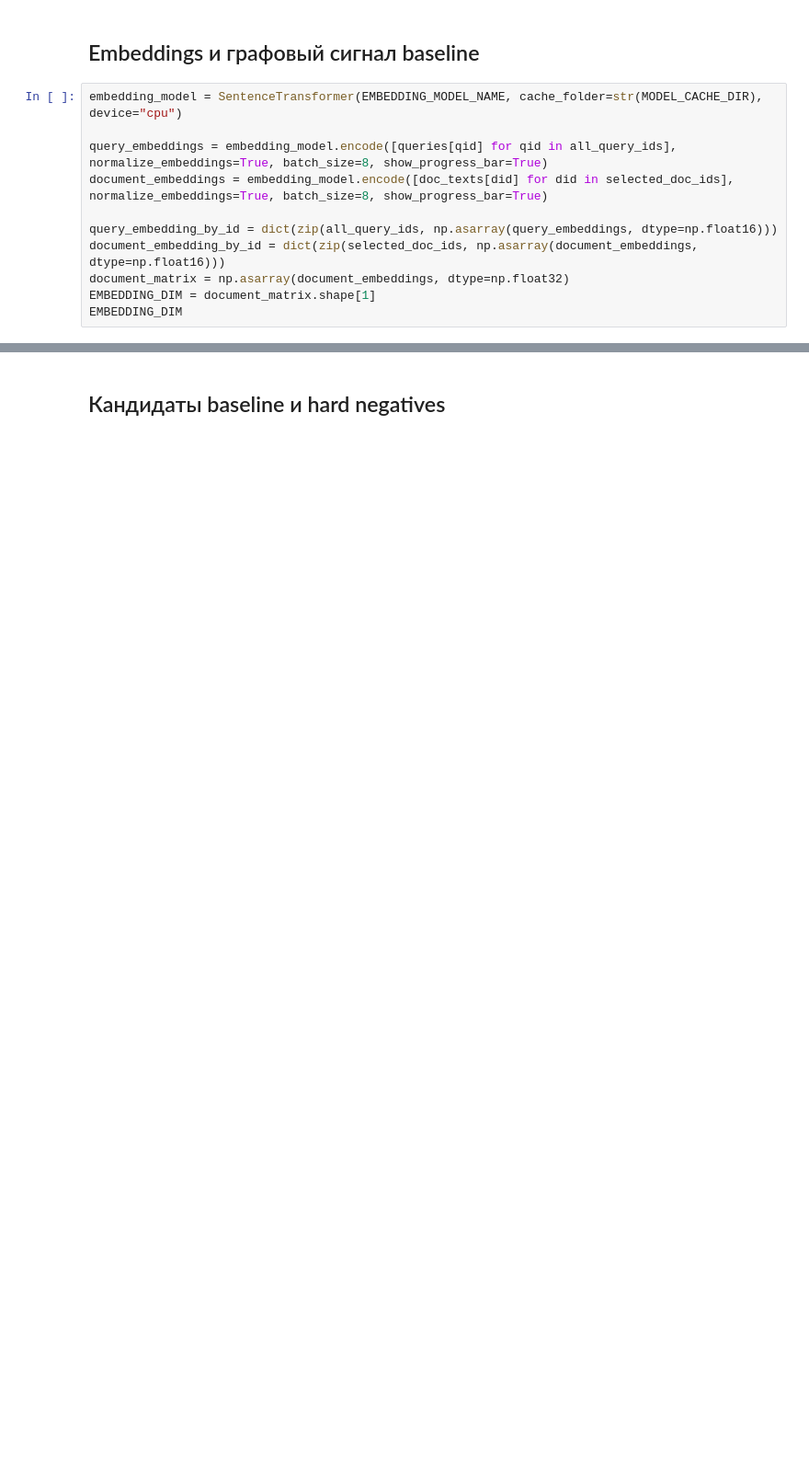
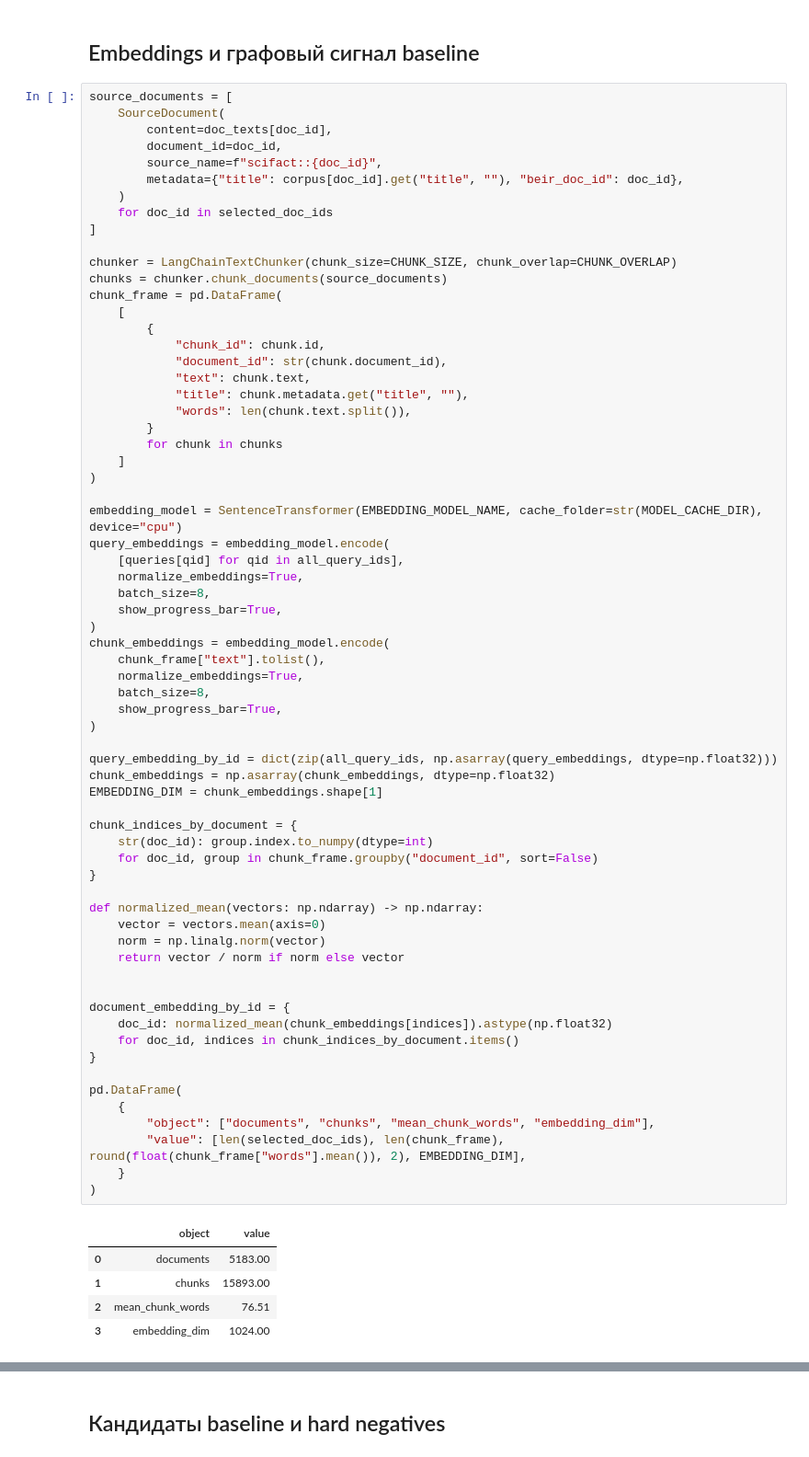
Before and after one commit to Xiandec/SciGuide, a Jupyter notebook: notebooks/scifact_graph_models.ipynb, the cells around one changed output, grey strips where cells are left out. Shown at 92% size. Drawn from its saved outputs; the diff is of its cells as text; blank space fills up the shorter version.

```diff
--- a/notebooks/scifact_graph_models.ipynb
+++ b/notebooks/scifact_graph_models.ipynb
@@ -153,15 +168,76 @@ pd.DataFrame(
 # %% [markdown]
 ## Embeddings и графовый сигнал baseline
 # %%
+source_documents = [
+    SourceDocument(
+        content=doc_texts[doc_id],
+        document_id=doc_id,
+        source_name=f"scifact::{doc_id}",
+        metadata={"title": corpus[doc_id].get("title", ""), "beir_doc_id": doc_id},
+    )
+    for doc_id in selected_doc_ids
+]
+
+chunker = LangChainTextChunker(chunk_size=CHUNK_SIZE, chunk_overlap=CHUNK_OVERLAP)
+chunks = chunker.chunk_documents(source_documents)
+chunk_frame = pd.DataFrame(
+    [
+        {
+            "chunk_id": chunk.id,
+            "document_id": str(chunk.document_id),
+            "text": chunk.text,
+            "title": chunk.metadata.get("title", ""),
+            "words": len(chunk.text.split()),
+        }
+        for chunk in chunks
+    ]
+)
+
 embedding_model = SentenceTransformer(EMBEDDING_MODEL_NAME, cache_folder=str(MODEL_CACHE_DIR), device="cpu")
+query_embeddings = embedding_model.encode(
+    [queries[qid] for qid in all_query_ids],
+    normalize_embeddings=True,
+    batch_size=8,
+    show_progress_bar=True,
+)
+chunk_embeddings = embedding_model.encode(
+    chunk_frame["text"].tolist(),
+    normalize_embeddings=True,
+    batch_size=8,
+    show_progress_bar=True,
+)
 
-query_embeddings = embedding_model.encode([queries[qid] for qid in all_query_ids], normalize_embeddings=True, batch_size=8, show_progress_bar=True)
-document_embeddings = embedding_model.encode([doc_texts[did] for did in selected_doc_ids], normalize_embeddings=True, batch_size=8, show_progress_bar=True)
+query_embedding_by_id = dict(zip(all_query_ids, np.asarray(query_embeddings, dtype=np.float32)))
+chunk_embeddings = np.asarray(chunk_embeddings, dtype=np.float32)
+EMBEDDING_DIM = chunk_embeddings.shape[1]
 
-query_embedding_by_id = dict(zip(all_query_ids, np.asarray(query_embeddings, dtype=np.float16)))
-document_embedding_by_id = dict(zip(selected_doc_ids, np.asarray(document_embeddings, dtype=np.float16)))
-document_matrix = np.asarray(document_embeddings, dtype=np.float32)
-EMBEDDING_DIM = document_matrix.shape[1]
-EMBEDDING_DIM
+chunk_indices_by_document = {
+    str(doc_id): group.index.to_numpy(dtype=int)
+    for doc_id, group in chunk_frame.groupby("document_id", sort=False)
+}
+
+def normalized_mean(vectors: np.ndarray) -> np.ndarray:
+    vector = vectors.mean(axis=0)
+    norm = np.linalg.norm(vector)
+    return vector / norm if norm else vector
+
+
+document_embedding_by_id = {
+    doc_id: normalized_mean(chunk_embeddings[indices]).astype(np.float32)
+    for doc_id, indices in chunk_indices_by_document.items()
+}
+
+pd.DataFrame(
+    {
+        "object": ["documents", "chunks", "mean_chunk_words", "embedding_dim"],
+        "value": [len(selected_doc_ids), len(chunk_frame), round(float(chunk_frame["words"].mean()), 2), EMBEDDING_DIM],
+    }
+)
+# %% [output]
+|  | object | value |
+| 0 | documents | 5183.00 |
+| 1 | chunks | 15893.00 |
+| 2 | mean_chunk_words | 76.51 |
+| 3 | embedding_dim | 1024.00 |
 # %%
 extractor = DeterministicEntityExtractor()
```
Also changed, not shown: parts of 14 cells of this notebook.
